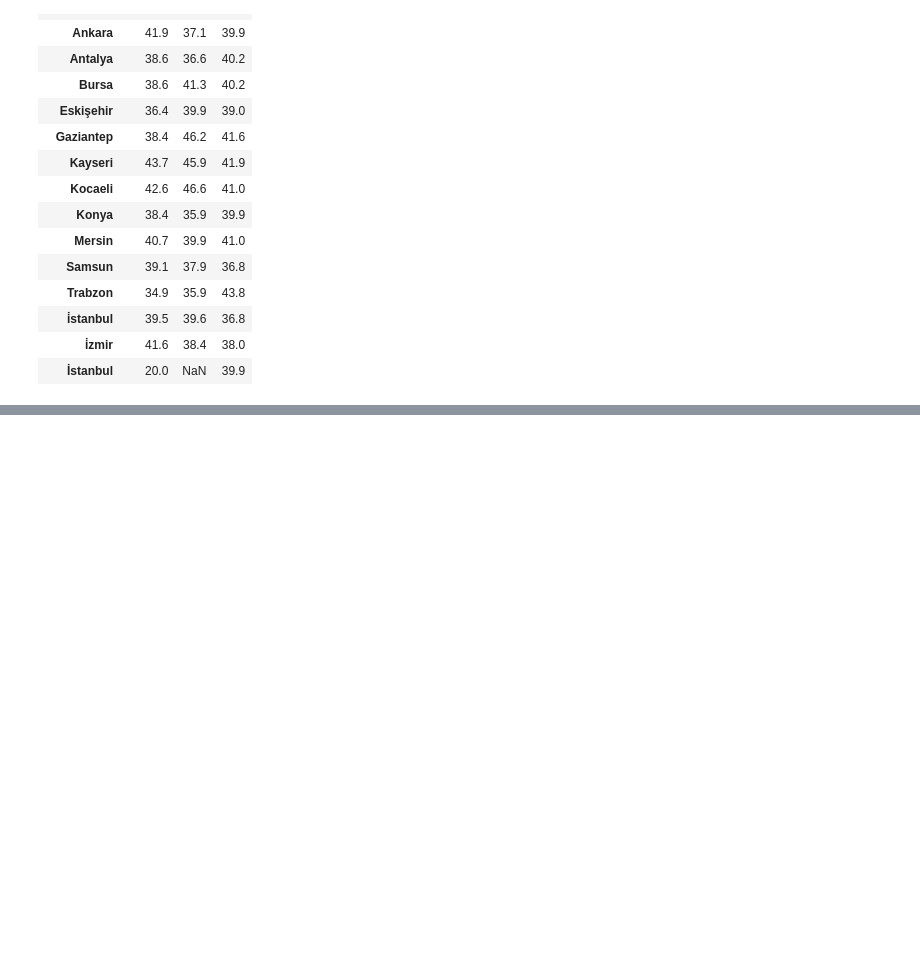
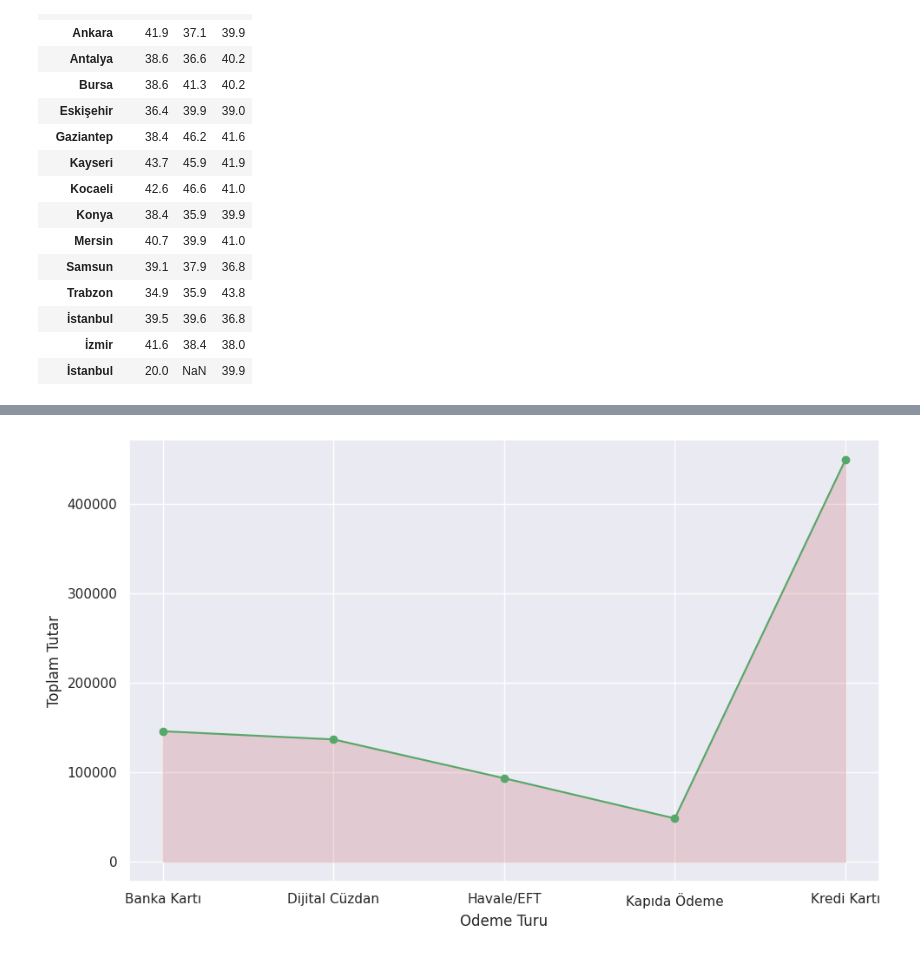
Before and after one commit to Erkan3034/Data-Science, a Jupyter notebook: dataScience.ipynb, the cells around one changed output, grey strips where cells are left out. Cells and saved outputs as stored; diff of their text form; code cells hidden in the pictures; blank space fills up the shorter version.

```diff
--- a/dataScience.ipynb
+++ b/dataScience.ipynb
@@ -1729,0 +1806,5 @@ pivot_sehir_musteri_tipi
+# %%
+# odeme turune gore toplam harcama
+
+odemeye_gore_harcama = df.groupby('odeme_turu')["toplam_tutar"].sum().reset_index()
+odemeye_gore_harcama
@@ -1729,0 +1818,11 @@ pivot_sehir_musteri_tipi
+# %%
+plt.figure(figsize = (10,6))
+plt.plot(odemeye_gore_harcama['odeme_turu'],odemeye_gore_harcama['toplam_tutar'], marker = "o",color="g" )
+plt.xlabel("Odeme Turu")
+plt.ylabel("Toplam Tutar")
+plt.xticks(odemeye_gore_harcama['odeme_turu'])
+plt.fill_between(odemeye_gore_harcama['odeme_turu'], odemeye_gore_harcama['toplam_tutar'], color="r", alpha=0.2)
+plt.tight_layout()
+plt.show()
+# %% [output]
+[figure, added]
```
Also changed, not shown: parts of 12 cells of this notebook.
